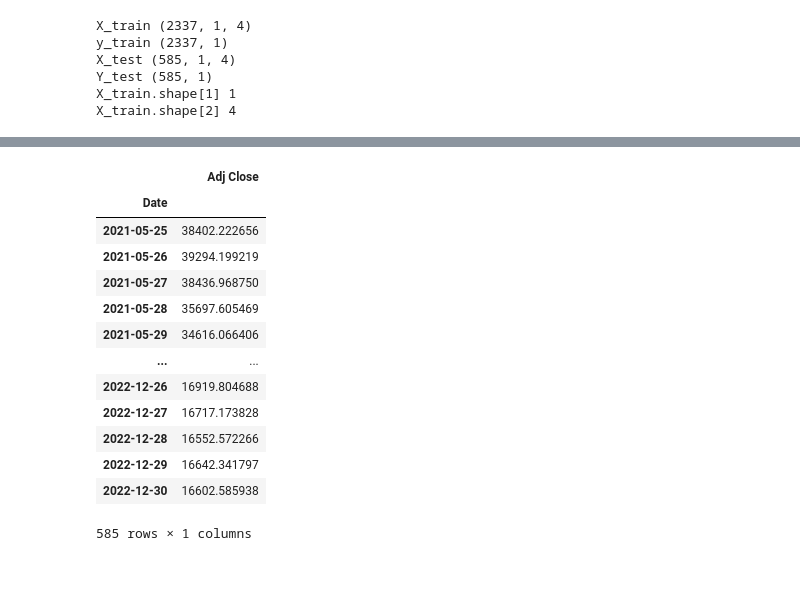
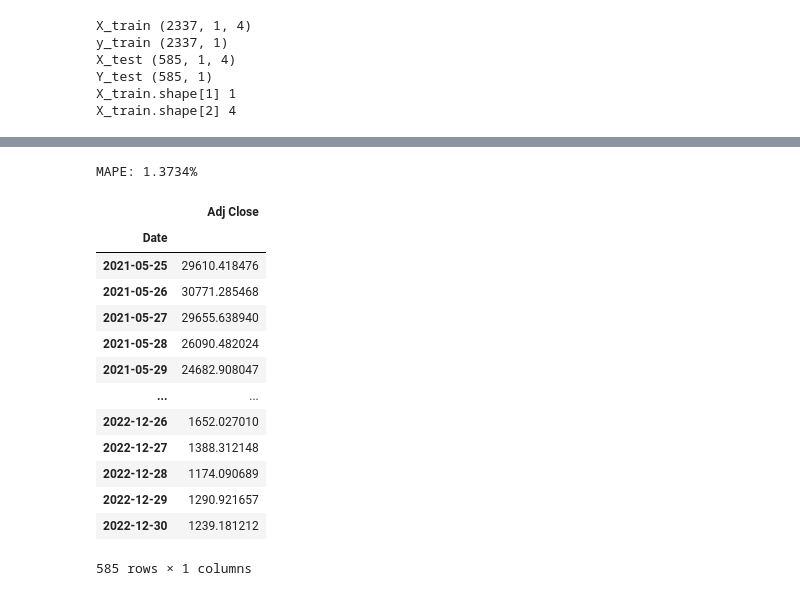
Before and after one commit to amjed87/doc, a Jupyter notebook: Practical/bidLSTM/BTC-Case2-without.ipynb, the cells around one changed output, grey strips where cells are left out. Saved outputs shown, nothing was run; the diff lists cells and outputs as text; code cells hidden in the pictures.

```diff
--- a/Practical/bidLSTM/BTC-Case2-without.ipynb
+++ b/Practical/bidLSTM/BTC-Case2-without.ipynb
@@ -333,3 +283,12 @@ array([[38585.93 ],
+# %%
+
+# evaluat
+
+mape = 100 * np.mean(np.abs((y_test - y_pred) / y_test))
+
+print("MAPE: {:.4f}%".format(mape))
+# %% [output]
+MAPE: 1.3734%
 # %%
 y_pred_df = pd.DataFrame(y_pred, columns=["Adj Close"])
 y_test_df = pd.DataFrame(y_test, columns=["Adj Close"])
@@ -358,20 +317,20 @@ y_test_df.set_index('Date', inplace=True)
 # Assuming y_pred is a numpy array
 # %%
 
-#y_test_df.to_csv("y_test_2021_2022.csv")
+y_test_df.to_csv("y_test_BTC_case2.csv")
 y_test_df
 # %% [output]
 |  | Adj Close |
 | Date |  |
-| 2021-05-25 | 38402.222656 |
-| 2021-05-26 | 39294.199219 |
-| 2021-05-27 | 38436.968750 |
-| 2021-05-28 | 35697.605469 |
-| 2021-05-29 | 34616.066406 |
+| 2021-05-25 | 29610.418476 |
+| 2021-05-26 | 30771.285468 |
+| 2021-05-27 | 29655.638940 |
+| 2021-05-28 | 26090.482024 |
+| 2021-05-29 | 24682.908047 |
 | ... | ... |
-| 2022-12-26 | 16919.804688 |
-| 2022-12-27 | 16717.173828 |
-| 2022-12-28 | 16552.572266 |
-| 2022-12-29 | 16642.341797 |
-| 2022-12-30 | 16602.585938 |
+| 2022-12-26 | 1652.027010 |
+| 2022-12-27 | 1388.312148 |
+| 2022-12-28 | 1174.090689 |
+| 2022-12-29 | 1290.921657 |
+| 2022-12-30 | 1239.181212 |
 585 rows × 1 columns
```
Also changed, not shown: parts of 25 cells of this notebook, 37 other files.
